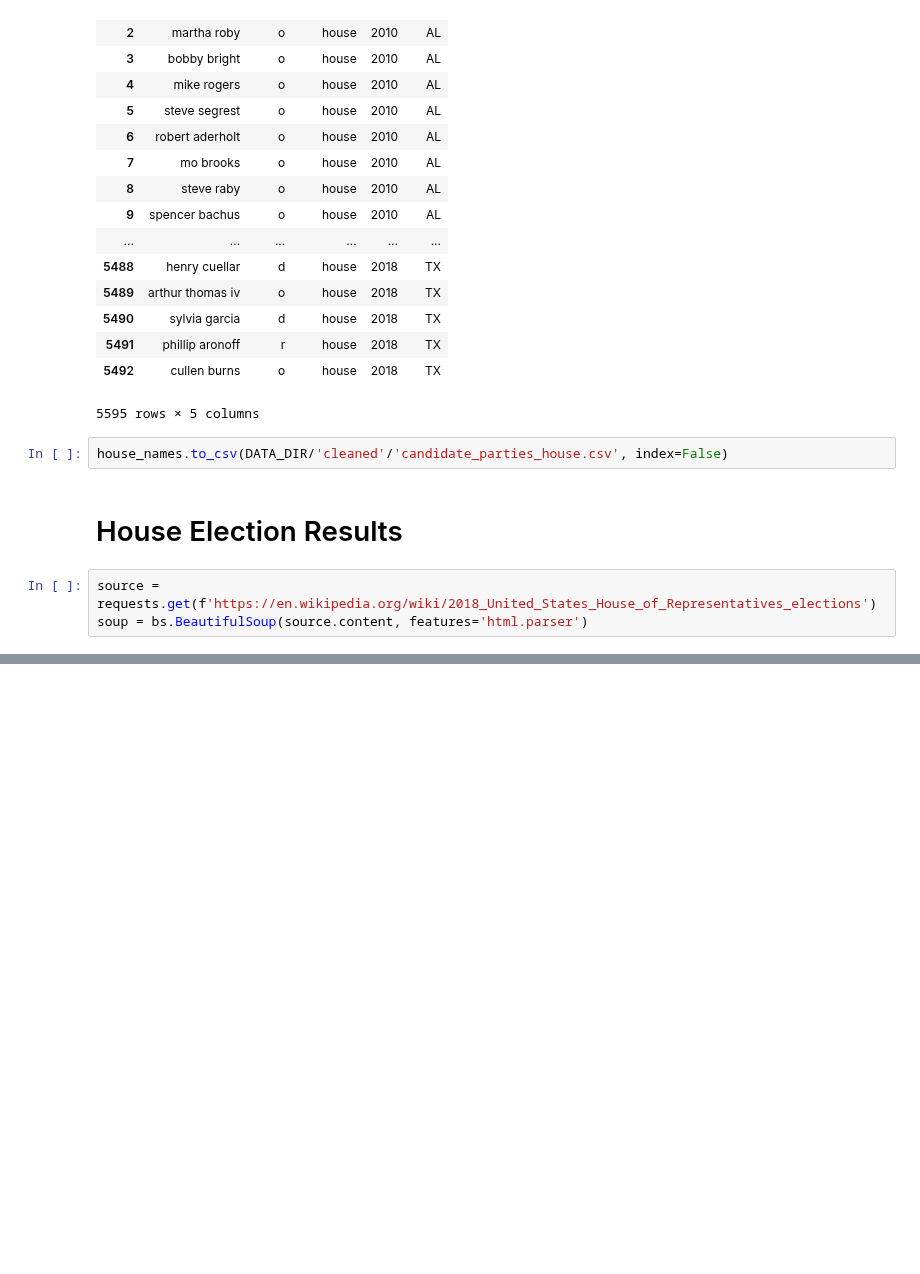
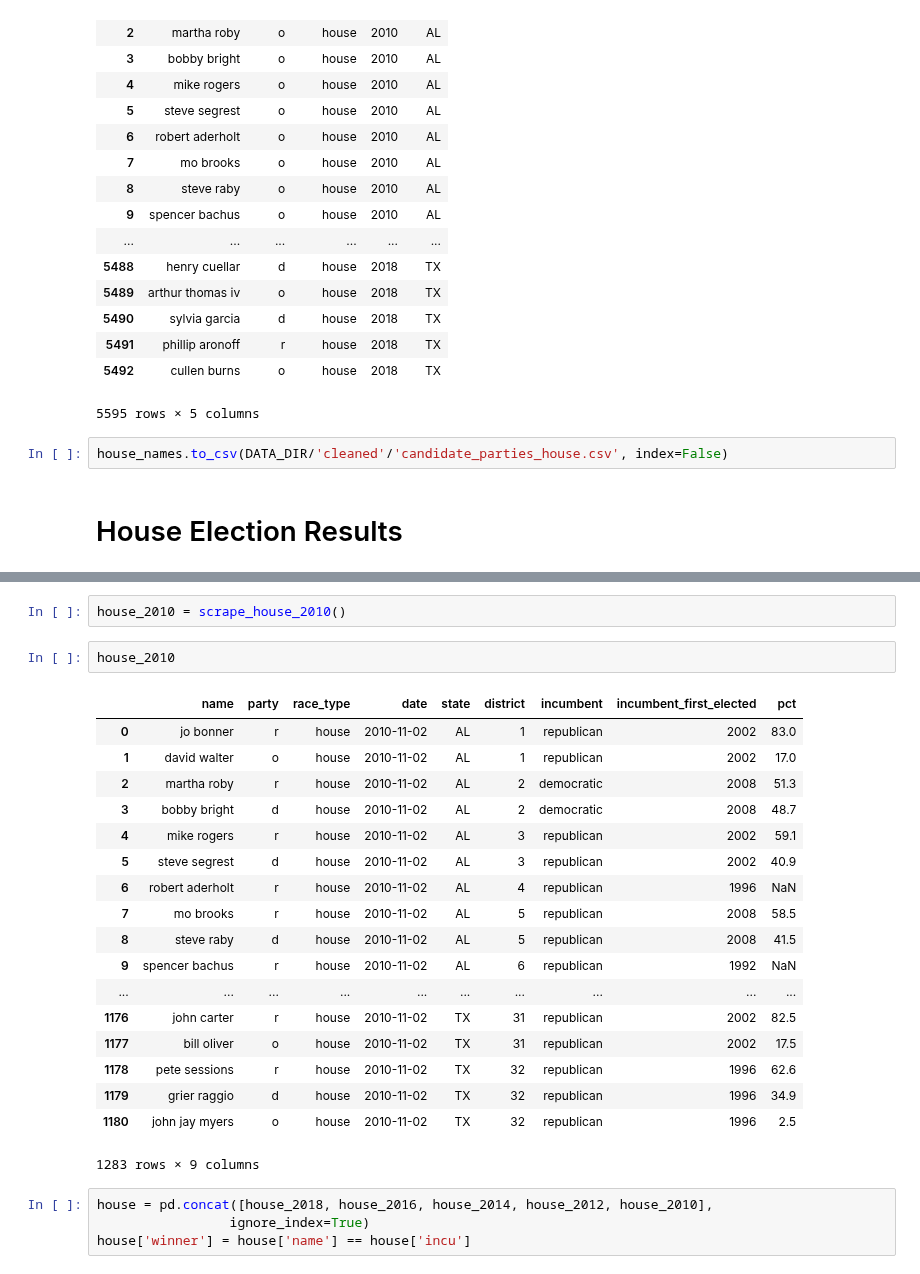
Before and after one commit to Nlorio/election-forecast, a Jupyter notebook: notebooks/1-preprocessing/new_scrape_house.ipynb, the cells around one changed output, grey strips where cells are left out. Drawn from its saved outputs; the diff is of its cells as text; blank space fills up the shorter version.

Commit message:
finish all house election results, still requires manual cleaning

```diff
--- a/notebooks/1-preprocessing/new_scrape_house.ipynb
+++ b/notebooks/1-preprocessing/new_scrape_house.ipynb
@@ -265,6 +265,3 @@ dtype: int64
 house_names.to_csv(DATA_DIR/'cleaned'/'candidate_parties_house.csv', index=False)
 # %% [markdown]
 # House Election Results
-# %%
-source = requests.get(f'https://en.wikipedia.org/wiki/2018_United_States_House_of_Representatives_elections')
-soup = bs.BeautifulSoup(source.content, features='html.parser')
@@ -430,0 +783,27 @@ scrape_house_2018(2018)
+# %%
+house_2010 = scrape_house_2010()
+# %%
+house_2010
+# %% [output]
+|  | name | party | race_type | date | state | district | incumbent | incumbent_first_elected | pct |
+| 0 | jo bonner | r | house | 2010-11-02 | AL | 1 | republican | 2002 | 83.0 |
+| 1 | david walter | o | house | 2010-11-02 | AL | 1 | republican | 2002 | 17.0 |
+| 2 | martha roby | r | house | 2010-11-02 | AL | 2 | democratic | 2008 | 51.3 |
+| 3 | bobby bright | d | house | 2010-11-02 | AL | 2 | democratic | 2008 | 48.7 |
+| 4 | mike rogers | r | house | 2010-11-02 | AL | 3 | republican | 2002 | 59.1 |
+| 5 | steve segrest | d | house | 2010-11-02 | AL | 3 | republican | 2002 | 40.9 |
+| 6 | robert aderholt | r | house | 2010-11-02 | AL | 4 | republican | 1996 | NaN |
+| 7 | mo brooks | r | house | 2010-11-02 | AL | 5 | republican | 2008 | 58.5 |
+| 8 | steve raby | d | house | 2010-11-02 | AL | 5 | republican | 2008 | 41.5 |
+| 9 | spencer bachus | r | house | 2010-11-02 | AL | 6 | republican | 1992 | NaN |
+| ... | ... | ... | ... | ... | ... | ... | ... | ... | ... |
+| 1176 | john carter | r | house | 2010-11-02 | TX | 31 | republican | 2002 | 82.5 |
+| 1177 | bill oliver | o | house | 2010-11-02 | TX | 31 | republican | 2002 | 17.5 |
+| 1178 | pete sessions | r | house | 2010-11-02 | TX | 32 | republican | 1996 | 62.6 |
+| 1179 | grier raggio | d | house | 2010-11-02 | TX | 32 | republican | 1996 | 34.9 |
+| 1180 | john jay myers | o | house | 2010-11-02 | TX | 32 | republican | 1996 | 2.5 |
+1283 rows × 9 columns
+# %%
+house = pd.concat([house_2018, house_2016, house_2014, house_2012, house_2010],
+                 ignore_index=True)
+house['winner'] = house['name'] == house['incu']
```
Also changed, not shown: parts of 9 cells of this notebook, 1 other file.
